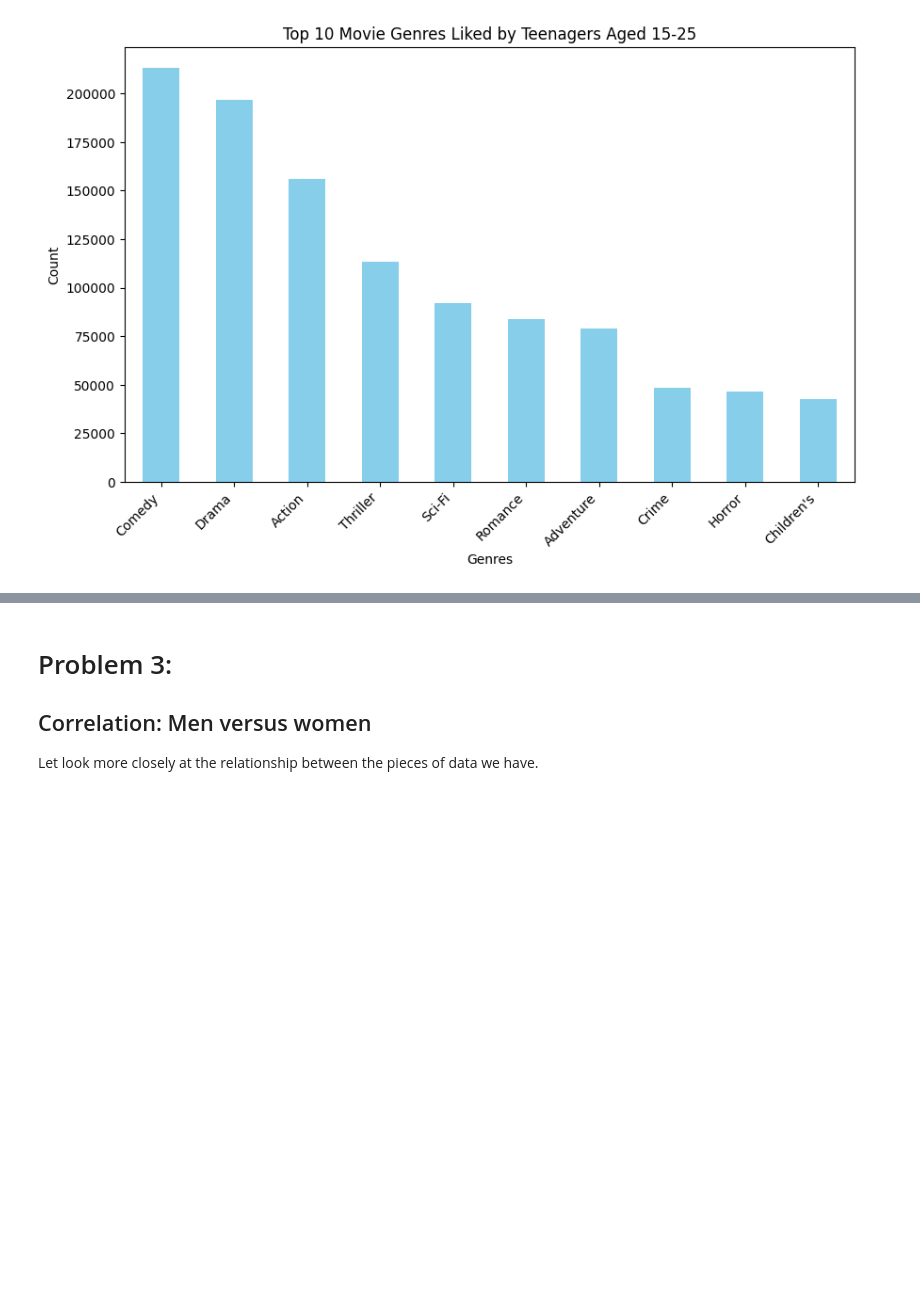
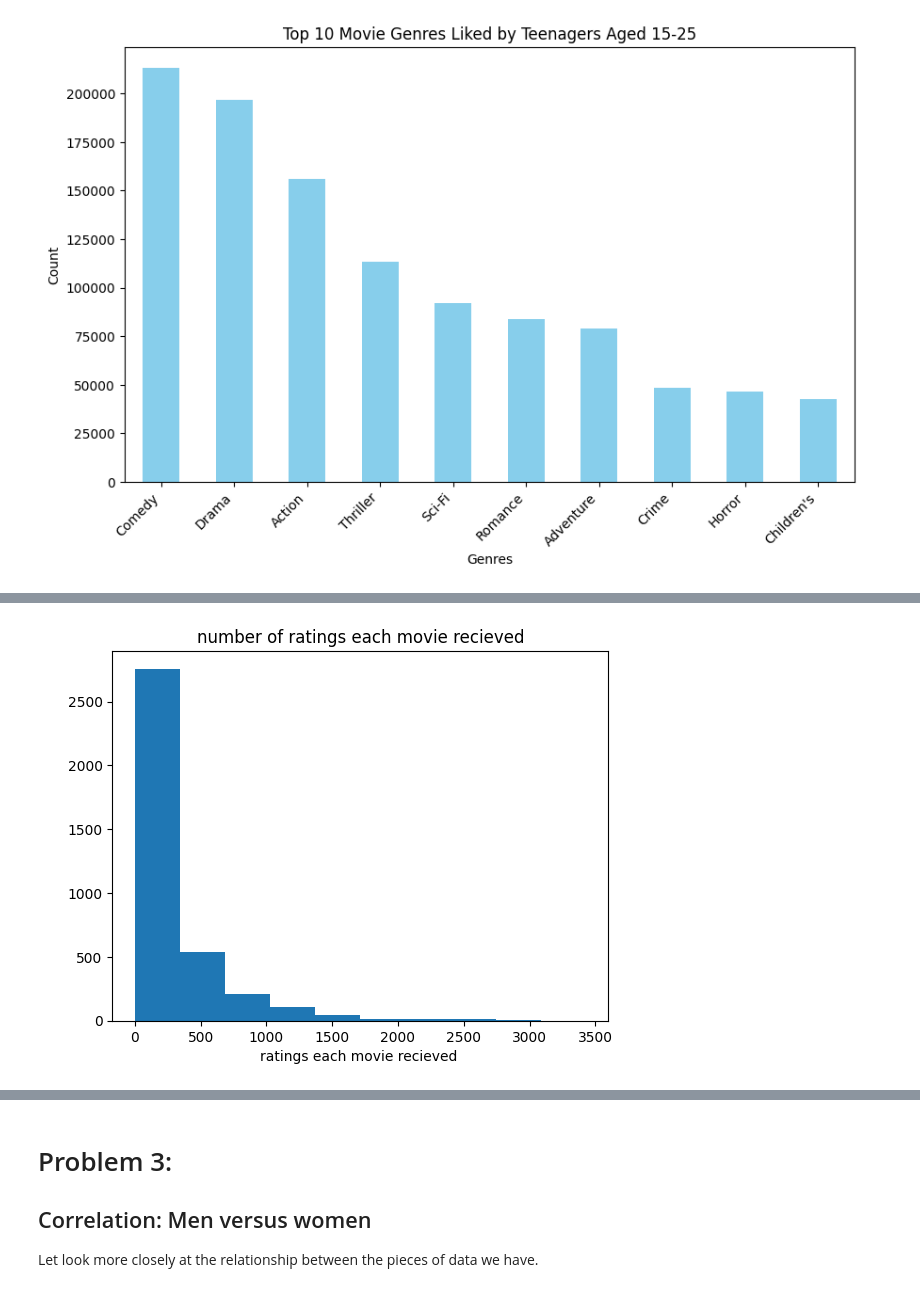
Before and after one commit to Pimchanok6430205105/Data_preparation, a Jupyter notebook: Project2_66_PTJL.ipynb, the cells around one changed output, grey strips where cells are left out. Saved outputs shown, nothing was run; the diff lists cells and outputs as text; code cells hidden in the pictures; blank space fills up the shorter version.

```diff
--- a/Project2_66_PTJL.ipynb
+++ b/Project2_66_PTJL.ipynb
@@ -388,0 +412,13 @@ plt.show()
+# %%
+#Plot a histogram of the *number* of ratings each movie recieved. (จำนวนครั้งที่หนังแต่ละเรื่องถูก rate)
+
+rating_p= ratings_df[['MovieID','Rating']]
+rating_p = rating_p.groupby('MovieID').count().sort_values(by='Rating',ascending = False)
+
+plt.hist(rating_p)
+plt.title('number of ratings each movie recieved')
+plt.ylabel( ' ')
+plt.xlabel('ratings each movie recieved ')
+plt.show()
+# %% [output]
+[figure, added]
```
Also changed, not shown: parts of 52 cells of this notebook.
